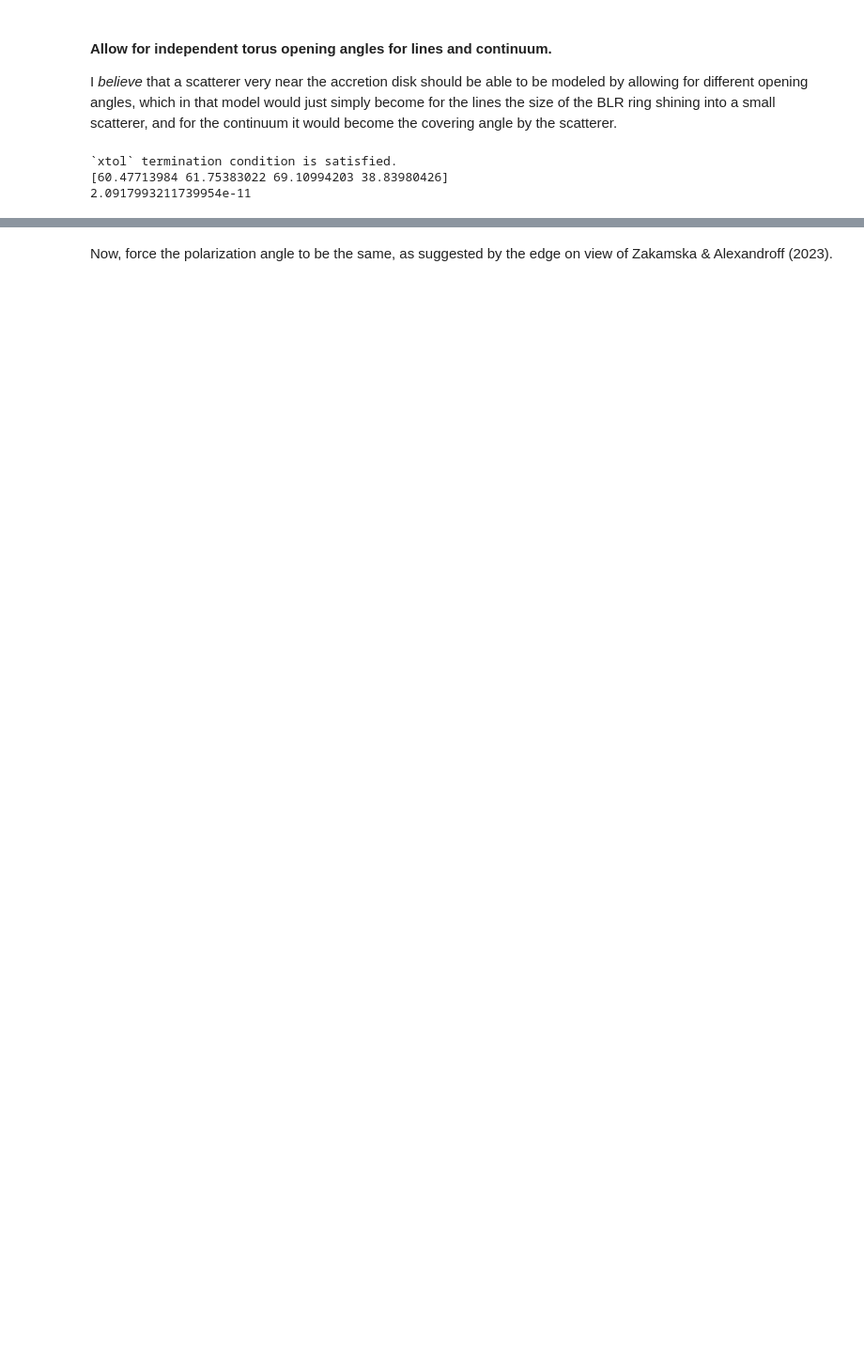
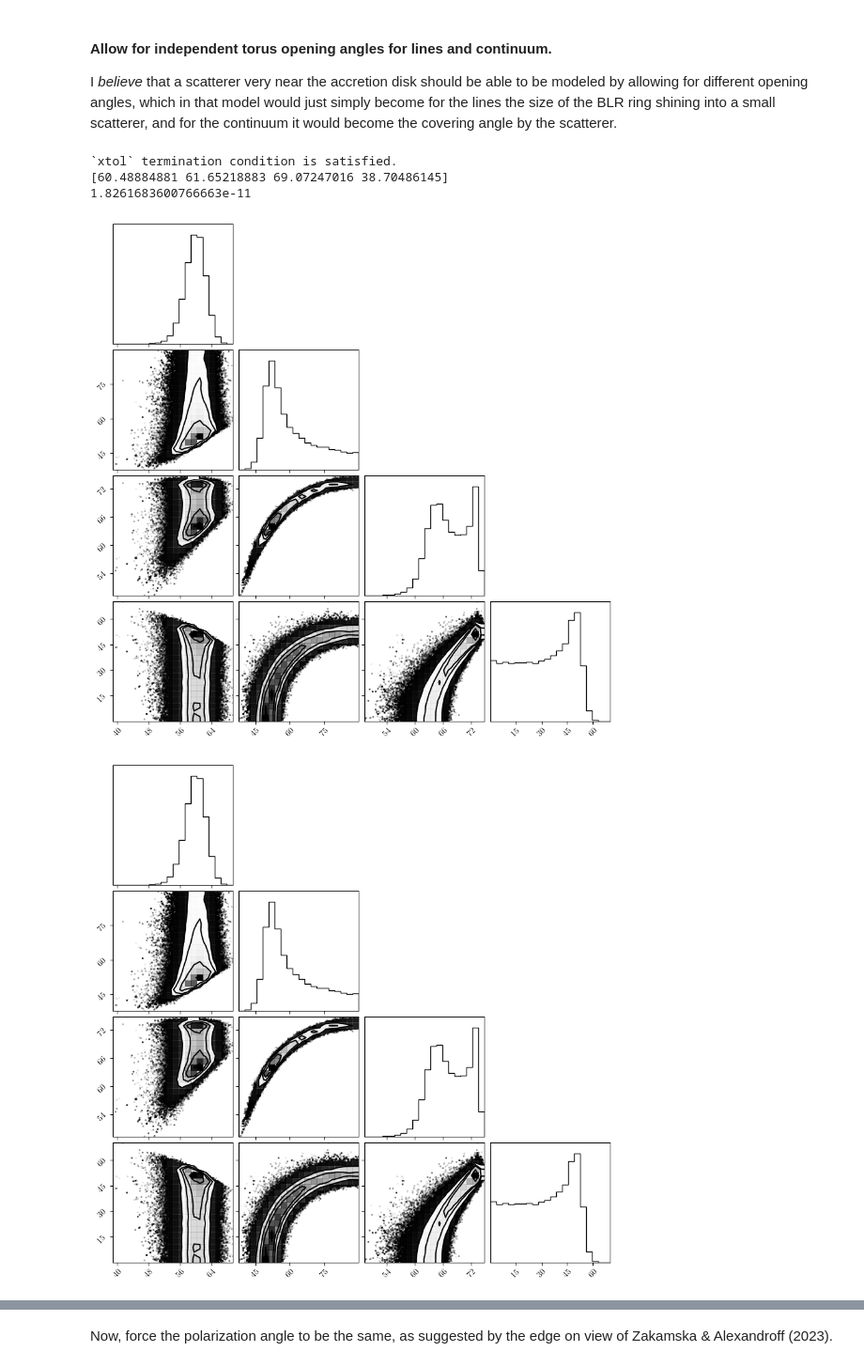
Before and after one commit to rjassef/Impol_BHDs_repo, a Jupyter notebook: spec_modeling/W0116_PolModel_torus_Gas.ipynb, the cells around one changed output, grey strips where cells are left out. Shown at 94% size. Drawn from its saved outputs; the diff is of its cells as text; code cells hidden in the pictures; blank space fills up the shorter version.

Commit message:
Added errors to all the reported calculations.

```diff
--- a/spec_modeling/W0116_PolModel_torus_Gas.ipynb
+++ b/spec_modeling/W0116_PolModel_torus_Gas.ipynb
@@ -167,5 +167,5 @@ mod_chi_all[mname] = pol_model.mod_chi
 # %%
-x0 = np.array([0., 80., 50.])
-min_vals = np.array([0., 0., 0.])
-max_vals = np.array([0., 90., 90.])
-pol_model.fit_pol_MCMC(scat_obj, x0, min_vals, max_vals)
+# x0 = np.array([0., 80., 50.])
+# min_vals = np.array([0., 0., 0.])
+# max_vals = np.array([0., 90., 90.])
+# pol_model.fit_pol_MCMC(scat_obj, x0, min_vals, max_vals)
@@ -220,5 +203,0 @@ mod_chi_all[mname] = pol_model.mod_chi
-# %%
-x0 = np.array([40., 60., 70.])
-min_vals = np.array([0., 0., 0.])
-max_vals = np.array([90., 90., 90.])
-pol_model.fit_pol_MCMC(scat_obj, x0, min_vals, max_vals)
@@ -289,5 +249,14 @@ mod_p_all[mname] = pol_model.mod_p
 mod_chi_all[mname] = pol_model.mod_chi
 # %% [output]
 `xtol` termination condition is satisfied.
-[60.47713984 61.75383022 69.10994203 38.83980426]
-2.0917993211739954e-11
+[60.48884881 61.65218883 69.07247016 38.70486145]
+1.8261683600766663e-11
+# %%
+#This is one of the results we want to report. So run the MCMC to get the errors.
+pol_model.fit_pol_MCMC(scat_obj, pol_model.xopt.x, min_vals, max_vals)
+# %%
+import corner
+corner.corner(pol_model.flat_chain)
+# %% [output]
+[figure, added]
+[figure, added]
```
Also changed, not shown: parts of 28 cells of this notebook, 1 other file.
